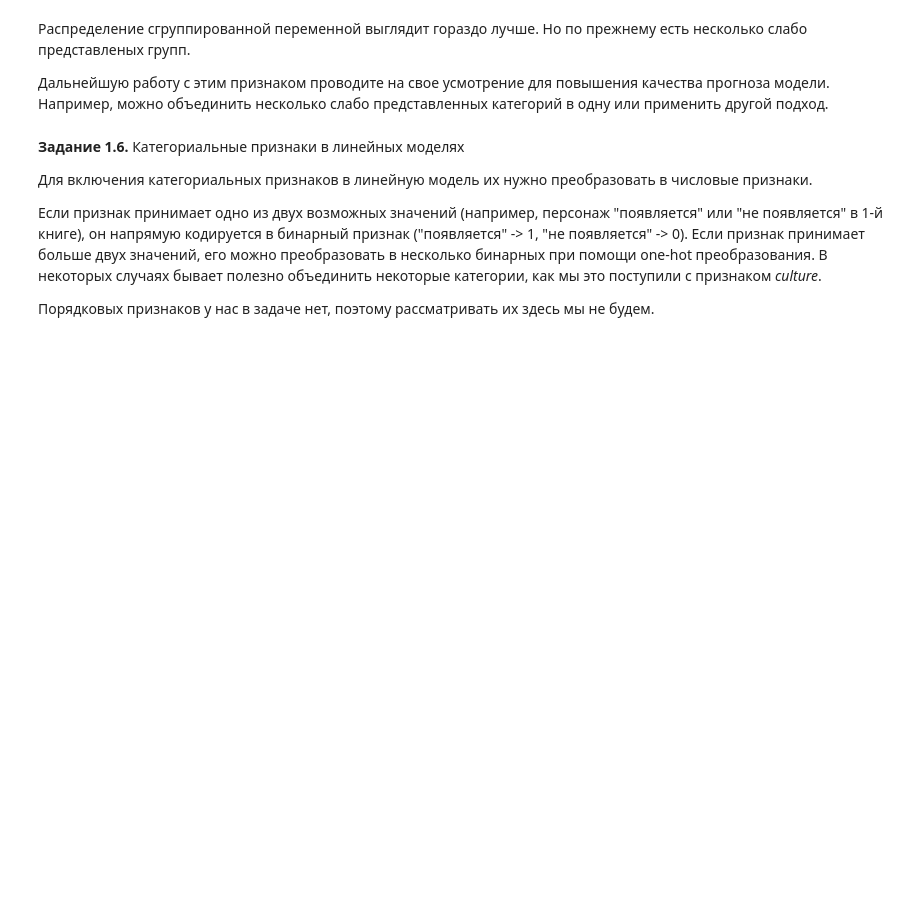
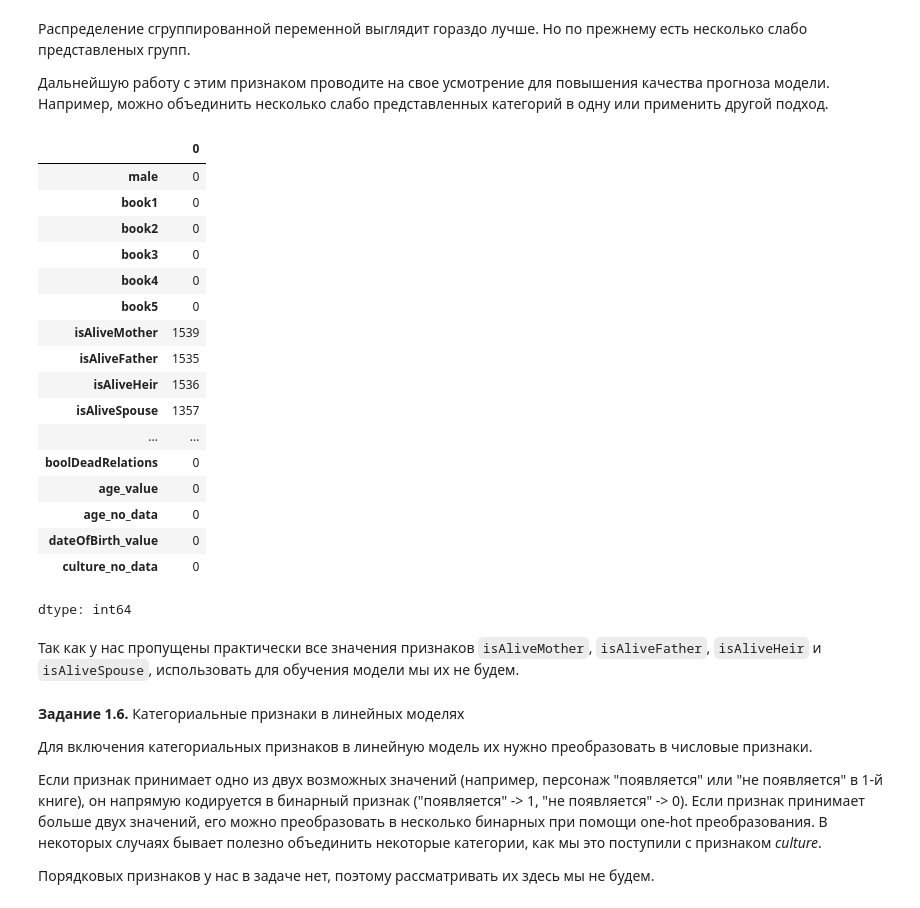
Before and after one commit to winpeperk/dls, a Jupyter notebook: week_01_ml_intro/Homework/hw_1_game_of_thrones.ipynb, the cells around one changed output. Drawn from its saved outputs; the diff is of its cells as text; code cells hidden in the pictures; blank space fills up the shorter version.

```diff
--- a/week_01_ml_intro/Homework/hw_1_game_of_thrones.ipynb
+++ b/week_01_ml_intro/Homework/hw_1_game_of_thrones.ipynb
@@ -399,6 +399,29 @@ data[['culture_grouped', 'culture_no_data']].head()
 Распределение сгруппированной переменной выглядит гораздо лучше. Но по прежнему есть несколько слабо представленых групп.
 
 Дальнейшую работу с этим признаком проводите на свое усмотрение для повышения качества прогноза модели. Например, можно объединить несколько слабо представленных категорий в одну или применить другой подход.
+# %%
+data.select_dtypes('number').isna().sum()
+# %% [output]
+|  | 0 |
+| male | 0 |
+| book1 | 0 |
+| book2 | 0 |
+| book3 | 0 |
+| book4 | 0 |
+| book5 | 0 |
+| isAliveMother | 1539 |
+| isAliveFather | 1535 |
+| isAliveHeir | 1536 |
+| isAliveSpouse | 1357 |
+| ... | ... |
+| boolDeadRelations | 0 |
+| age_value | 0 |
+| age_no_data | 0 |
+| dateOfBirth_value | 0 |
+| culture_no_data | 0 |
+dtype: int64
+# %% [markdown]
+Так как у нас пропущены практически все значения признаков `isAliveMother`, `isAliveFather`, `isAliveHeir` и `isAliveSpouse`, использовать для обучения модели мы их не будем.
 # %% [markdown]
 **Задание 1.6.** Категориальные признаки в линейных моделях
 
```
Also changed, not shown: parts of 6 cells of this notebook.
